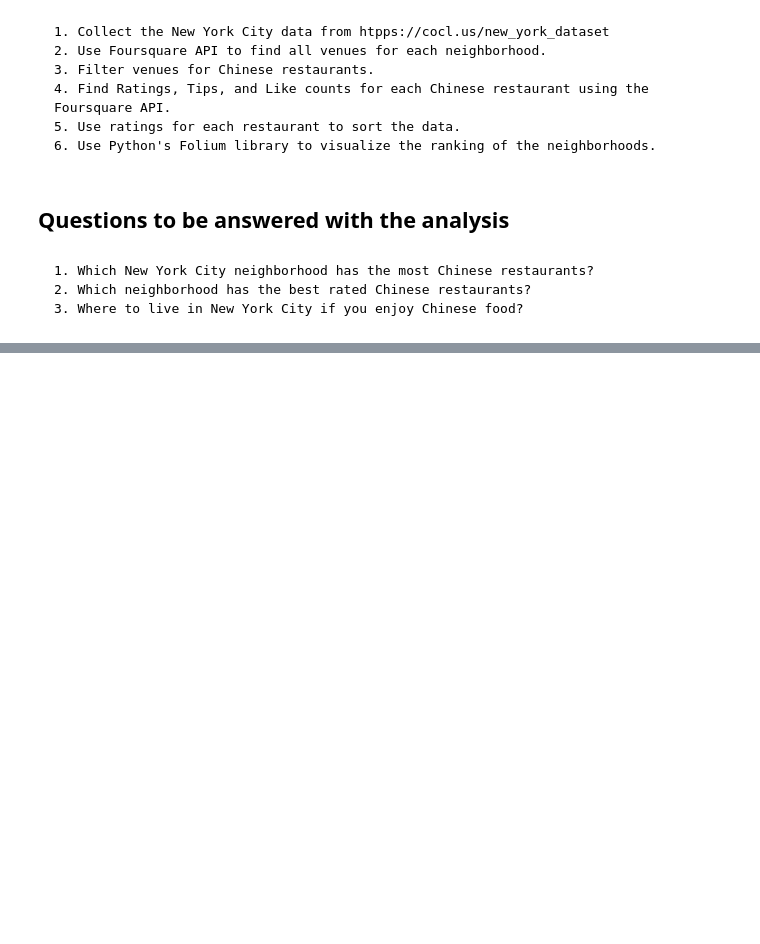
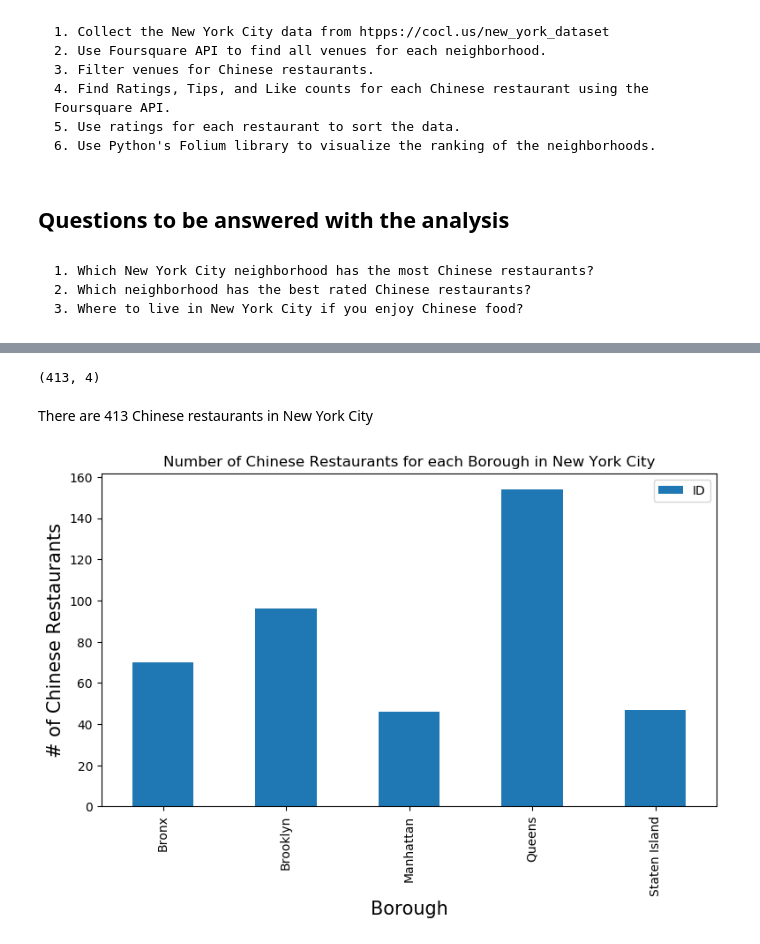
Before and after one commit to vspinnato/Spinz, a Jupyter notebook: The Battle of Neighborhoods - Capstone .ipynb, the cells around one changed output, grey strips where cells are left out. Saved outputs shown, nothing was run; the diff lists cells and outputs as text; code cells hidden in the pictures; blank space fills up the shorter version.

```diff
--- a/The Battle of Neighborhoods - Capstone .ipynb
+++ b/The Battle of Neighborhoods - Capstone .ipynb
@@ -41,0 +227,14 @@ This Project will require the following data:
+# %%
+# prepare a neighborhood list that contains chinese restaurants
+column_names=['Borough','Neighborhood','ID','Name']
+chinese_rest_ny=pd.DataFrame(columns=column_names)
+count=1
+for row in new_york_data.values.tolist():
+    Borough, Neighborhood, Latitude, Longitude=row
+    venues = get_venues(Latitude,Longitude)
+    chinese_restaurants=venues[venues['Category']=='Chinese Restaurant']
+    print('(',count,'/',len(new_york_data),')','Chinese Restaurants in '+Neighborhood+','+Borough+':'+str(len(chinese_restaurants)))
+    for restaurant_detail in chinese_restaurants.values.tolist():
+        id, name, category=restaurant_detail
+        chinese_rest_ny = chinese_rest_ny.append({'Borough': Borough, 'Neighborhood': Neighborhood,'ID': id,'Name':name}, ignore_index=True)
+    count+=1
@@ -41,0 +270,16 @@ This Project will require the following data:
+# %%
+chinese_rest_ny.shape
+# %% [output]
+(413, 4)
+# %% [markdown]
+There are 413 Chinese restaurants in New York City
+# %%
+plt.figure(figsize=(9,5), dpi=100)
+plt.title('Number of Chinese Restaurants for each Borough in New York City')
+plt.xlabel('Borough', fontsize = 15)
+plt.ylabel('# of Chinese Restaurants', fontsize = 15)
+chinese_rest_ny.groupby('Borough')['ID'].count().plot(kind='bar')
+plt.legend()
+plt.show()
+# %% [output]
+[figure, added]
```
Also changed, not shown: parts of 56 cells of this notebook.
